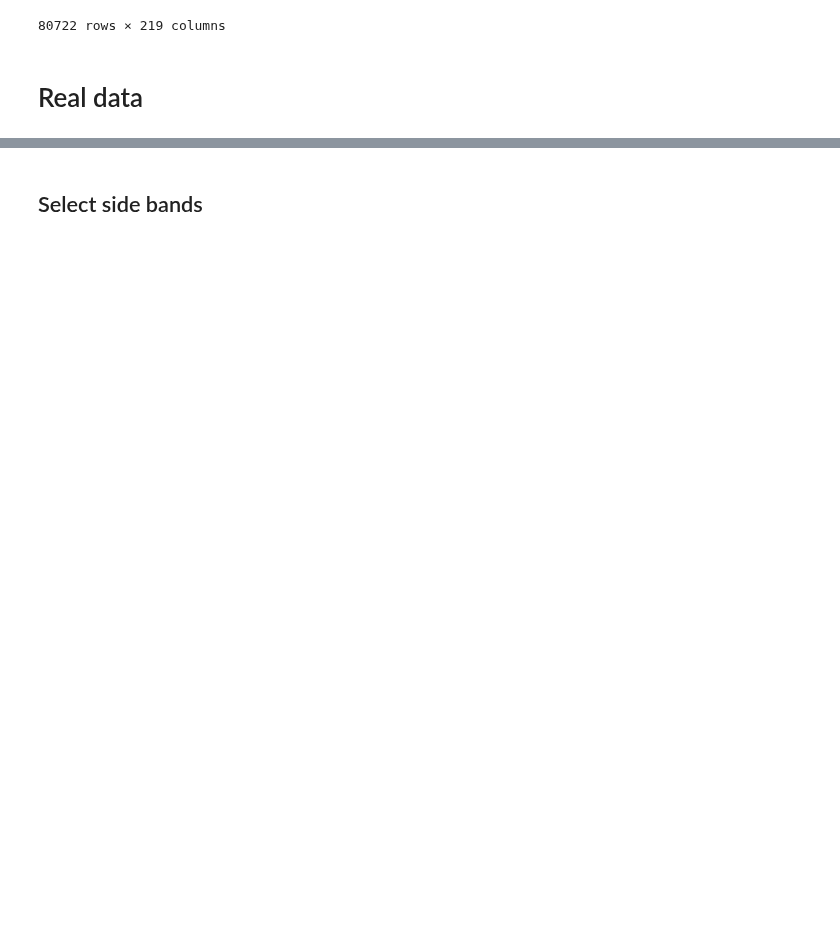
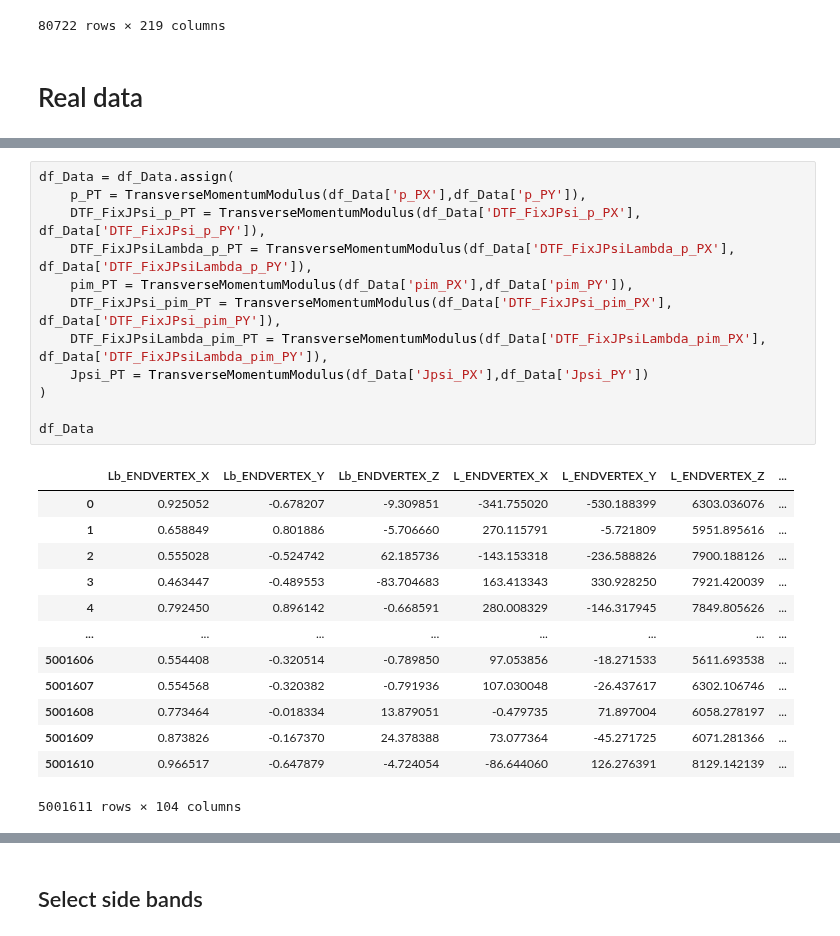
Before and after one commit to alatios/lb2jpsil_classifier-studies, a Jupyter notebook: 1_data_samples_builder.ipynb, the cells around one changed output, grey strips where cells are left out. Cells and saved outputs as stored; diff of their text form; blank space fills up the shorter version.

```diff
--- a/1_data_samples_builder.ipynb
+++ b/1_data_samples_builder.ipynb
@@ -132,0 +170,26 @@ Data imported found in 0.9617 seconds.
+# %%
+df_Data = df_Data.assign(
+    p_PT = TransverseMomentumModulus(df_Data['p_PX'],df_Data['p_PY']),
+    DTF_FixJPsi_p_PT = TransverseMomentumModulus(df_Data['DTF_FixJPsi_p_PX'], df_Data['DTF_FixJPsi_p_PY']),
+    DTF_FixJPsiLambda_p_PT = TransverseMomentumModulus(df_Data['DTF_FixJPsiLambda_p_PX'], df_Data['DTF_FixJPsiLambda_p_PY']),
+    pim_PT = TransverseMomentumModulus(df_Data['pim_PX'],df_Data['pim_PY']),
+    DTF_FixJPsi_pim_PT = TransverseMomentumModulus(df_Data['DTF_FixJPsi_pim_PX'], df_Data['DTF_FixJPsi_pim_PY']),
+    DTF_FixJPsiLambda_pim_PT = TransverseMomentumModulus(df_Data['DTF_FixJPsiLambda_pim_PX'], df_Data['DTF_FixJPsiLambda_pim_PY']),
+    Jpsi_PT = TransverseMomentumModulus(df_Data['Jpsi_PX'],df_Data['Jpsi_PY'])
+)
+
+df_Data
+# %% [output]
+|  | Lb_ENDVERTEX_X | Lb_ENDVERTEX_Y | Lb_ENDVERTEX_Z | L_ENDVERTEX_X | L_ENDVERTEX_Y | L_ENDVERTEX_Z | ... |
+| 0 | 0.925052 | -0.678207 | -9.309851 | -341.755020 | -530.188399 | 6303.036076 | ... |
+| 1 | 0.658849 | 0.801886 | -5.706660 | 270.115791 | -5.721809 | 5951.895616 | ... |
+| 2 | 0.555028 | -0.524742 | 62.185736 | -143.153318 | -236.588826 | 7900.188126 | ... |
+| 3 | 0.463447 | -0.489553 | -83.704683 | 163.413343 | 330.928250 | 7921.420039 | ... |
+| 4 | 0.792450 | 0.896142 | -0.668591 | 280.008329 | -146.317945 | 7849.805626 | ... |
+| ... | ... | ... | ... | ... | ... | ... | ... |
+| 5001606 | 0.554408 | -0.320514 | -0.789850 | 97.053856 | -18.271533 | 5611.693538 | ... |
+| 5001607 | 0.554568 | -0.320382 | -0.791936 | 107.030048 | -26.437617 | 6302.106746 | ... |
+| 5001608 | 0.773464 | -0.018334 | 13.879051 | -0.479735 | 71.897004 | 6058.278197 | ... |
+| 5001609 | 0.873826 | -0.167370 | 24.378388 | 73.077364 | -45.271725 | 6071.281366 | ... |
+| 5001610 | 0.966517 | -0.647879 | -4.724054 | -86.644060 | 126.276391 | 8129.142139 | ... |
+5001611 rows × 104 columns
```
Also changed, not shown: parts of 22 cells of this notebook, 1 other file.
